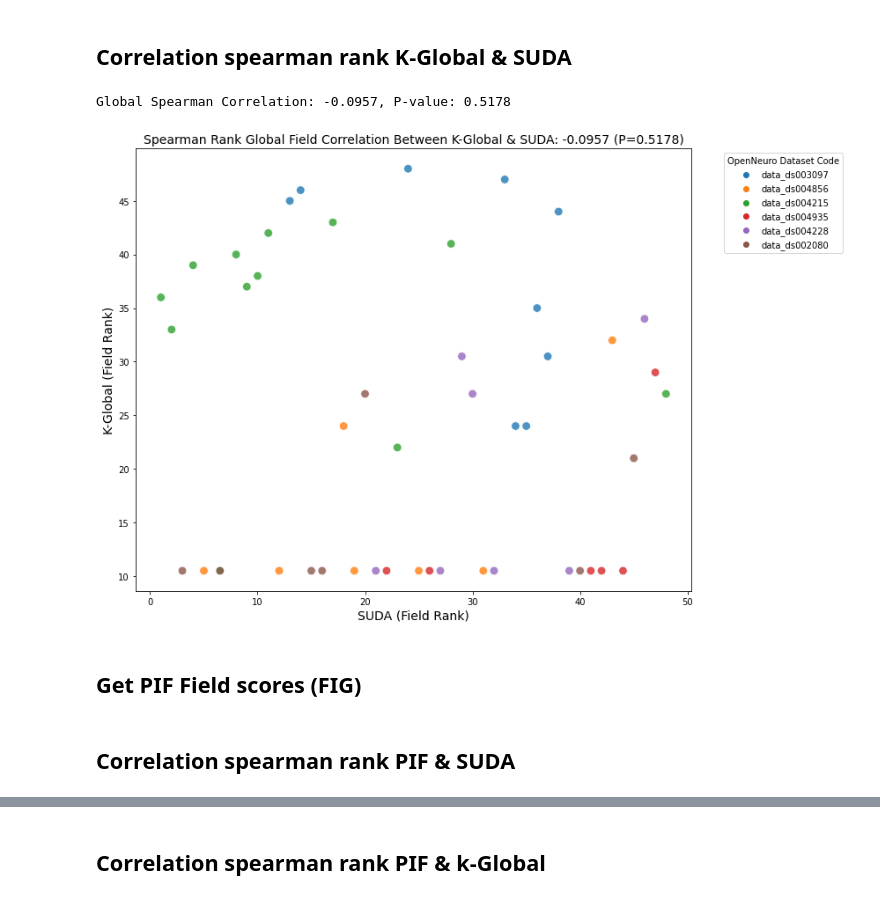
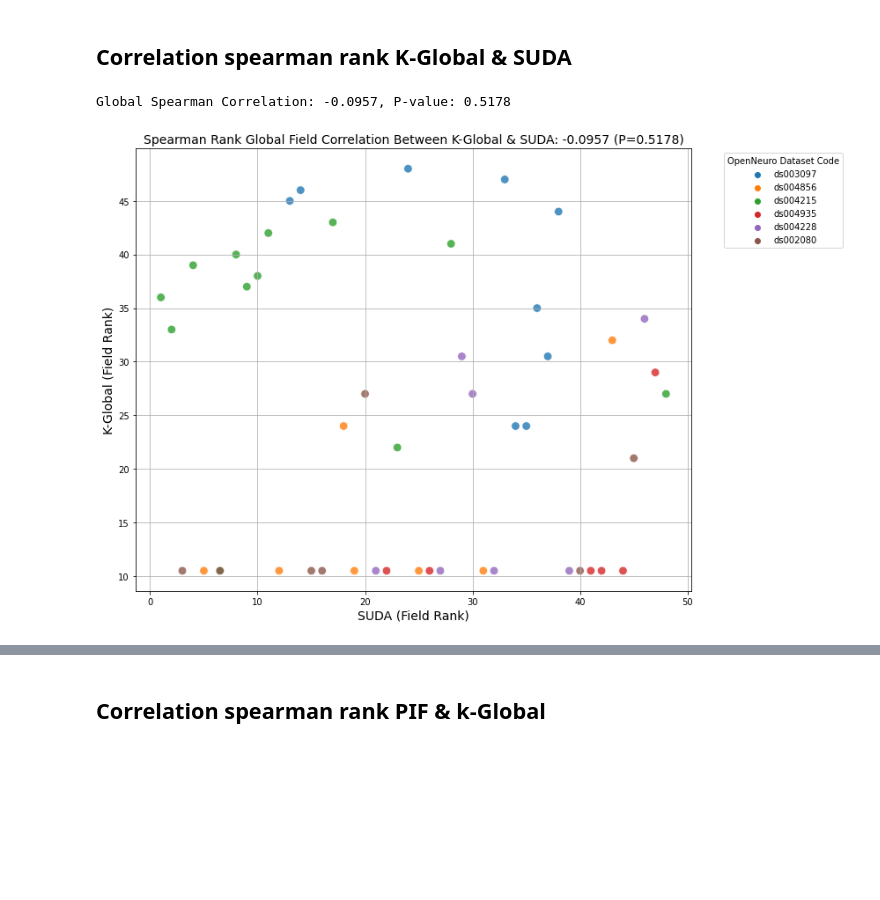
Before and after one commit to EmiKib/MetaprivBIDS-Assessment, a Jupyter notebook: All_Correlation_PIF_SUDA_K_Global.ipynb, the cells around one changed output, grey strips where cells are left out. Drawn from its saved outputs; the diff is of its cells as text; code cells hidden in the pictures; blank space fills up the shorter version.

```diff
--- a/All_Correlation_PIF_SUDA_K_Global.ipynb
+++ b/All_Correlation_PIF_SUDA_K_Global.ipynb
@@ -140,51 +169,41 @@ result_k_global = extract_normalized_files(base_directory)
 # %% [markdown]
 ## Correlation spearman rank K-Global & SUDA
 # %%
-import pandas as pd
-import matplotlib.pyplot as plt
-from scipy.stats import spearmanr
-
-
-
-# Convert dictionaries to DataFrames
 result_k_global = pd.DataFrame(result_k_global)
 result_suda = pd.DataFrame(result_suda_fields)
-
-# Merge the datasets on Column/variable and folder_name
 merged = pd.merge(
     result_k_global,
     result_suda,
     left_on=["Column", "folder_name"],
     right_on=["variable", "folder_name"],
 
 )
 
+merged['folder_name'] = merged['folder_name'].str.replace('data_', '', regex=False)
 
 merged['k_global_rank'] = merged['Normalized Difference'].rank()
 merged['suda_field_rank'] = merged['contribution'].rank()
 spearman_corr, p_value = spearmanr(merged['Normalized Difference'], merged['contribution'])
 
 print(f"Global Spearman Correlation: {spearman_corr:.4f}, P-value: {p_value:.4f}")
 plt.figure(figsize=(12, 8))
 sns.scatterplot(
     data=merged,
     x='suda_field_rank',
     y='k_global_rank',
     hue='folder_name',
     palette='tab10',
     s=90,
     alpha=0.8
 )
-
+plt.grid(True)
 plt.title(f"Spearman Rank Global Field Correlation Between K-Global & SUDA: {spearman_corr:.4f} (P={p_value:.4f})", fontsize=14)
 plt.xlabel('SUDA (Field Rank)', fontsize=14)
 plt.ylabel('K-Global (Field Rank)', fontsize=14)
 plt.legend(title='OpenNeuro Dataset Code', bbox_to_anchor=(1.05, 1), loc='upper left')
 plt.tight_layout()
 plt.savefig('spearman_rank_correlation_plot_k_global_suda_field.png', dpi=300)
 plt.show()
 # %% [output]
 Global Spearman Correlation: -0.0957, P-value: 0.5178
-[figure, old version]
+[figure, new version]
-# %% [markdown]
-## Get PIF Field scores (FIG)
@@ -229,2 +209,0 @@ merged['suda_field_rank'] = merged['contribution'].rank()
-# %% [markdown]
-## Correlation spearman rank PIF & SUDA
```
Also changed, not shown: parts of 8 cells of this notebook, 6 other files.
